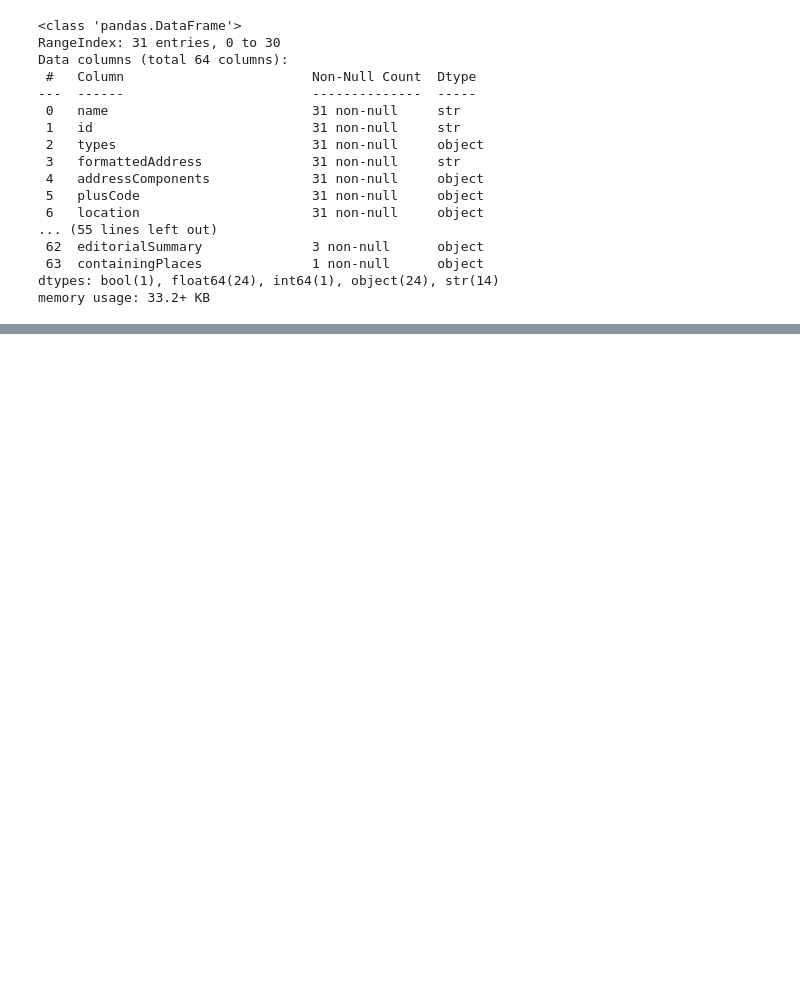
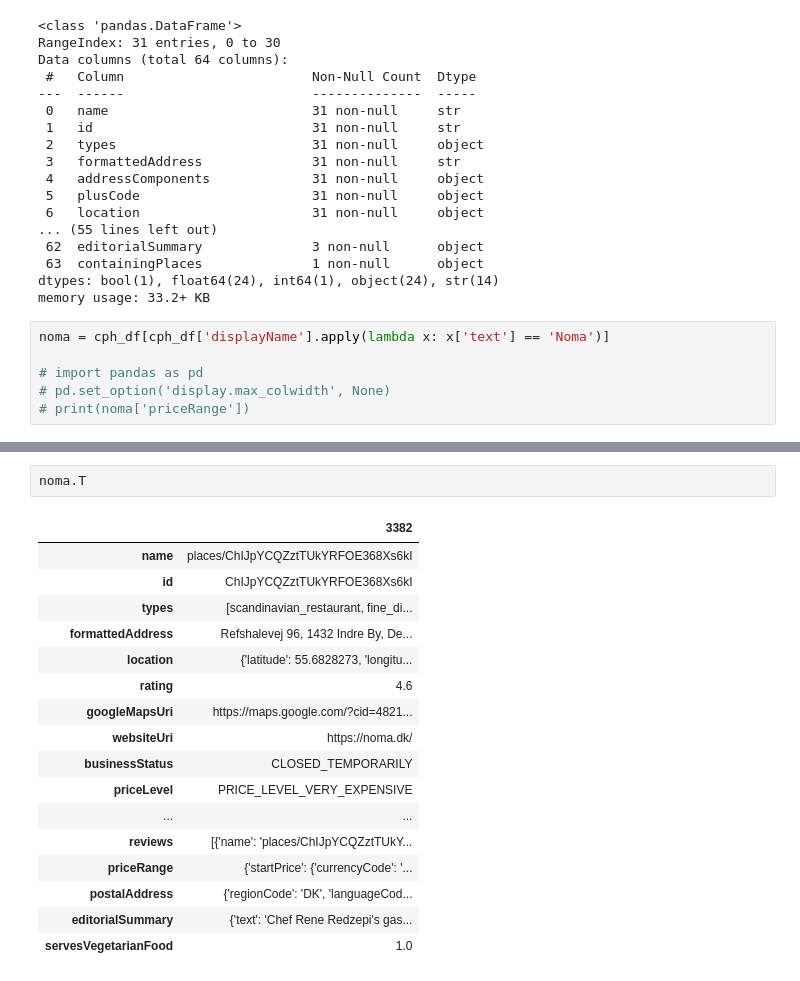
Before and after one commit to rakulmaria/foodscraps, a Jupyter notebook: src/explorer.ipynb, the cells around one changed output, grey strips where cells are left out. Drawn from its saved outputs; the diff is of its cells as text; blank space fills up the shorter version.

```diff
--- a/src/explorer.ipynb
+++ b/src/explorer.ipynb
@@ -230,3 +276,9 @@ Data columns (total 64 columns):
  63  containingPlaces              1 non-null      object
 dtypes: bool(1), float64(24), int64(1), object(24), str(14)
 memory usage: 33.2+ KB
+# %%
+noma = cph_df[cph_df['displayName'].apply(lambda x: x['text'] == 'Noma')]
+
+# import pandas as pd
+# pd.set_option('display.max_colwidth', None)
+# print(noma['priceRange'])
@@ -232,0 +312,20 @@ memory usage: 33.2+ KB
+# %%
+noma.T
+# %% [output]
+|  | 3382 |
+| name | places/ChIJpYCQZztTUkYRFOE368Xs6kI |
+| id | ChIJpYCQZztTUkYRFOE368Xs6kI |
+| types | [scandinavian_restaurant, fine_di... |
+| formattedAddress | Refshalevej 96, 1432 Indre By, De... |
+| location | {'latitude': 55.6828273, 'longitu... |
+| rating | 4.6 |
+| googleMapsUri | https://maps.google.com/?cid=4821... |
+| websiteUri | https://noma.dk/ |
+| businessStatus | CLOSED_TEMPORARILY |
+| priceLevel | PRICE_LEVEL_VERY_EXPENSIVE |
+| ... | ... |
+| reviews | [{'name': 'places/ChIJpYCQZztTUkY... |
+| priceRange | {'startPrice': {'currencyCode': '... |
+| postalAddress | {'regionCode': 'DK', 'languageCod... |
+| editorialSummary | {'text': 'Chef Rene Redzepi's gas... |
+| servesVegetarianFood | 1.0 |
```
Also changed, not shown: parts of 4 cells of this notebook, 2 other files.
